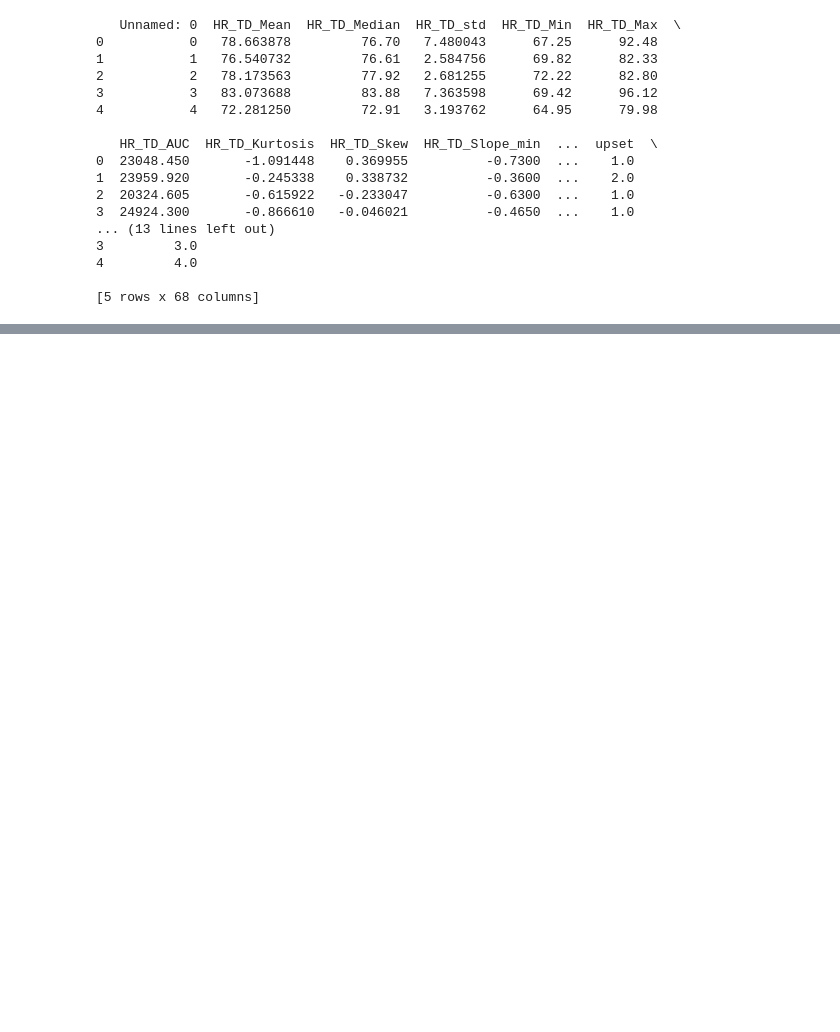
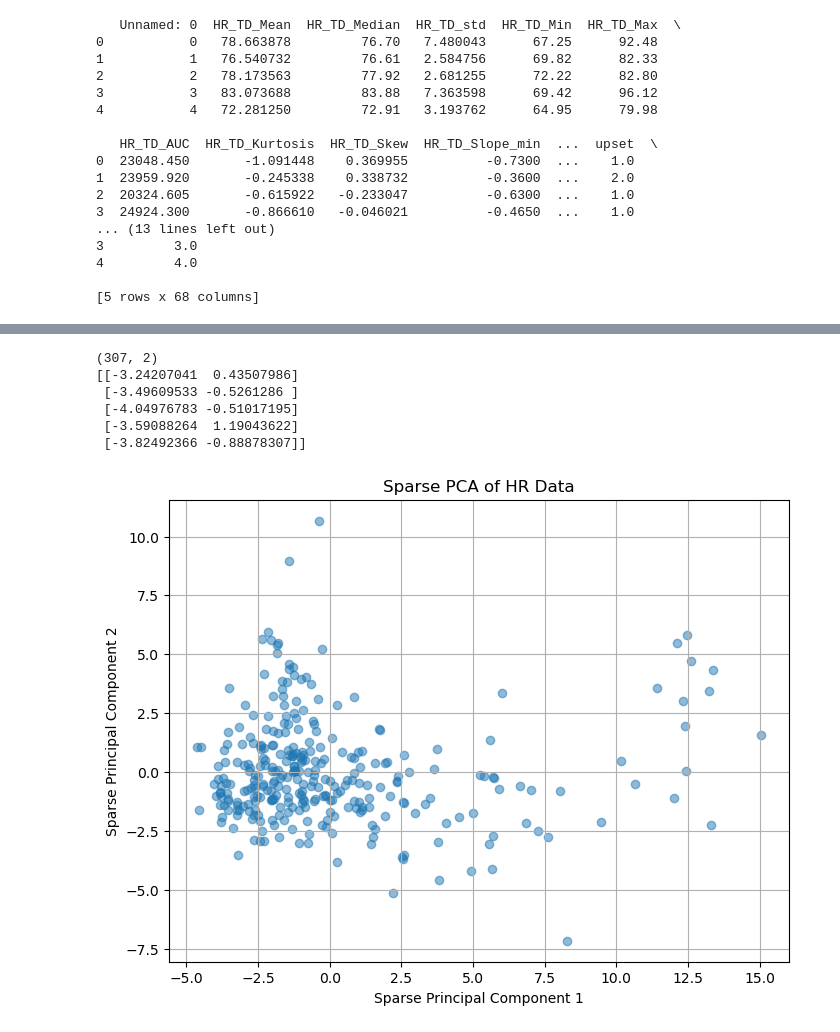
Before and after one commit to BjarkeErichsen/unsupervised-cda-proj-2, a Jupyter notebook: case2.ipynb, the cells around one changed output, grey strips where cells are left out. Saved outputs shown, nothing was run; the diff lists cells and outputs as text; code cells hidden in the pictures; blank space fills up the shorter version.

```diff
--- a/case2.ipynb
+++ b/case2.ipynb
@@ -30,0 +144,31 @@ print(data.head())
+# %%
+#sPCA on features
+from sklearn.decomposition import SparsePCA
+from sklearn.preprocessing import StandardScaler
+
+#Standardize the features
+scaler = StandardScaler()
+features_scaled = scaler.fit_transform(features)
+
+#Apply Sparse PCA
+sparse_pca = SparsePCA(n_components=2, random_state=42)
+sparse_pca.fit(features_scaled)
+features_sparse_pca = sparse_pca.transform(features_scaled)
+print(features_sparse_pca.shape)
+print(features_sparse_pca[:5])
+#Plot the Sparse PCA results
+plt.figure(figsize=(8, 6))
+plt.scatter(features_sparse_pca[:, 0], features_sparse_pca[:, 1], alpha=0.5)
+plt.title('Sparse PCA of HR Data')
+plt.xlabel('Sparse Principal Component 1')
+plt.ylabel('Sparse Principal Component 2')
+plt.grid()
+plt.show()
+# %% [output]
+(307, 2)
+[[-3.24207041  0.43507986]
+ [-3.49609533 -0.5261286 ]
+ [-4.04976783 -0.51017195]
+ [-3.59088264  1.19043622]
+ [-3.82492366 -0.88878307]]
+[figure, added]
```
Also changed, not shown: parts of 12 cells of this notebook.
